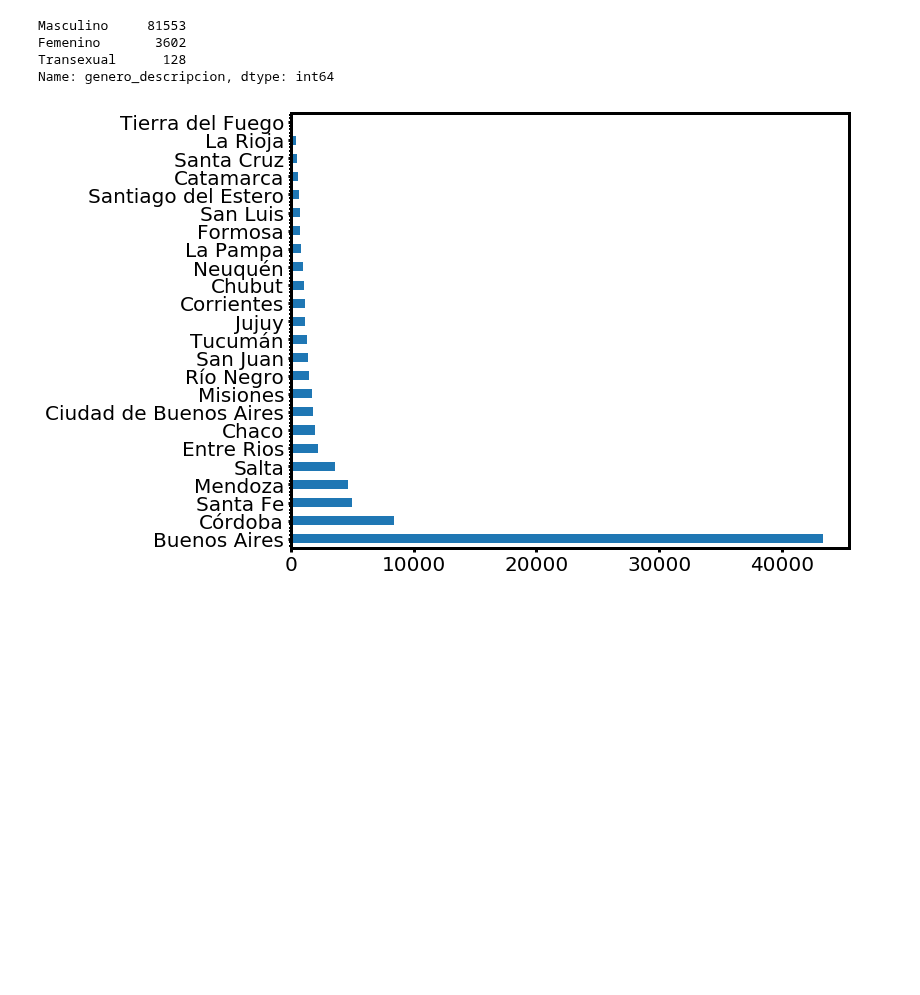
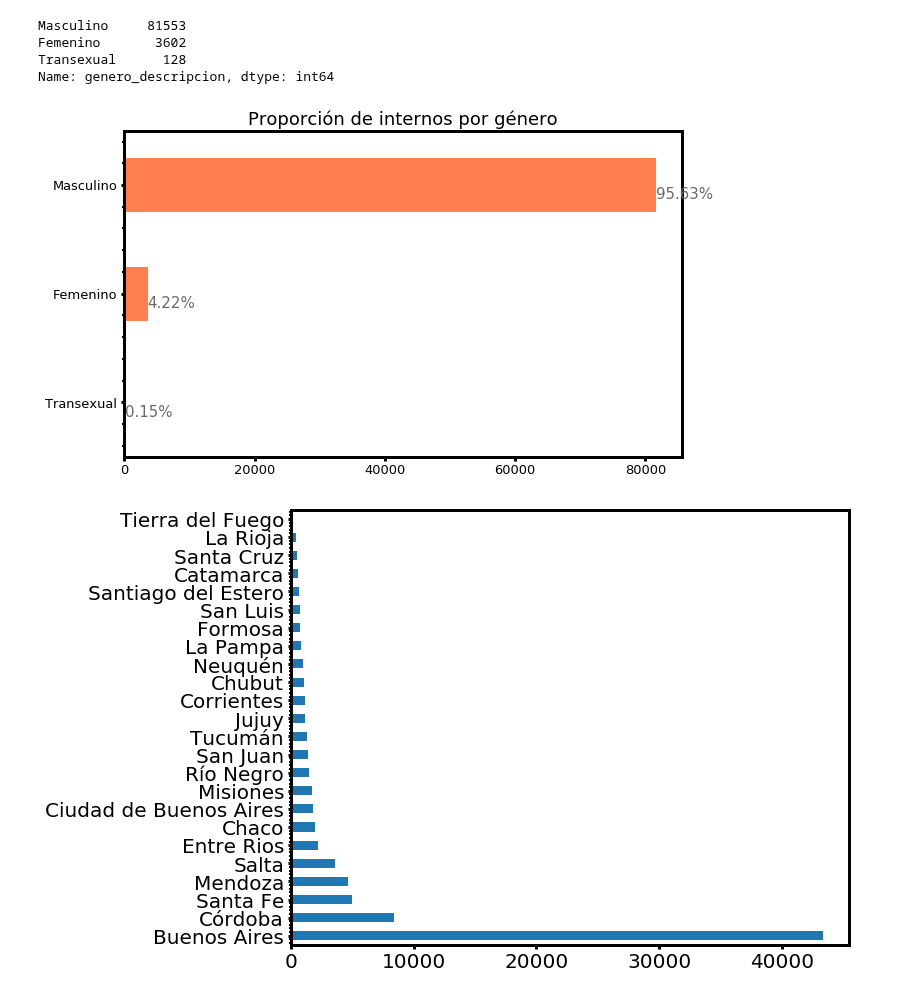
Before and after one commit to nahuelalmeira/poblacionPenal, a Jupyter notebook: VisualizacionYAnalisis/DiploDatos_PoblacionPenitenciariaArgentina_VyA.ipynb, the cells around one changed output. Cells and saved outputs as stored; diff of their text form; code cells hidden in the pictures; blank space fills up the shorter version.

```diff
--- a/VisualizacionYAnalisis/DiploDatos_PoblacionPenitenciariaArgentina_VyA.ipynb
+++ b/VisualizacionYAnalisis/DiploDatos_PoblacionPenitenciariaArgentina_VyA.ipynb
@@ -169,6 +169,33 @@ Masculino     81553
 Femenino       3602
 Transexual      128
 Name: genero_descripcion, dtype: int64
+# %%
+ax = data_raw["genero_descripcion"].value_counts().plot(kind='barh', figsize=(10,6), color="coral", fontsize=13);
+ax.set_alpha(0.8)
+ax.set_title("Proporción de internos por género", fontsize=18)
+ax.set_xlabel("", fontsize=18);
+ax.set_xticks([0, 20000, 40000, 60000, 80000])
+
+# create a list to collect the plt.patches data
+totals = []
+
+# find the values and append to list
+for i in ax.patches:
+    totals.append(i.get_width())
+
+# set individual bar lables using above list
+total = sum(totals)
+
+# set individual bar lables using above list
+for i in ax.patches:
+    # get_width pulls left or right; get_y pushes up or down
+    ax.text(i.get_width()+.3, i.get_y()+.38, \
+            str(round((i.get_width()/total)*100, 2))+'%', fontsize=15, color='dimgrey')
+
+# invert for largest on top
+ax.invert_yaxis()
+# %% [output]
+[figure, added]
 # %%
 # Internos por provincia
 plt.figure(figsize=(10, 8))
```
Also changed, not shown: parts of 1 cell of this notebook.
